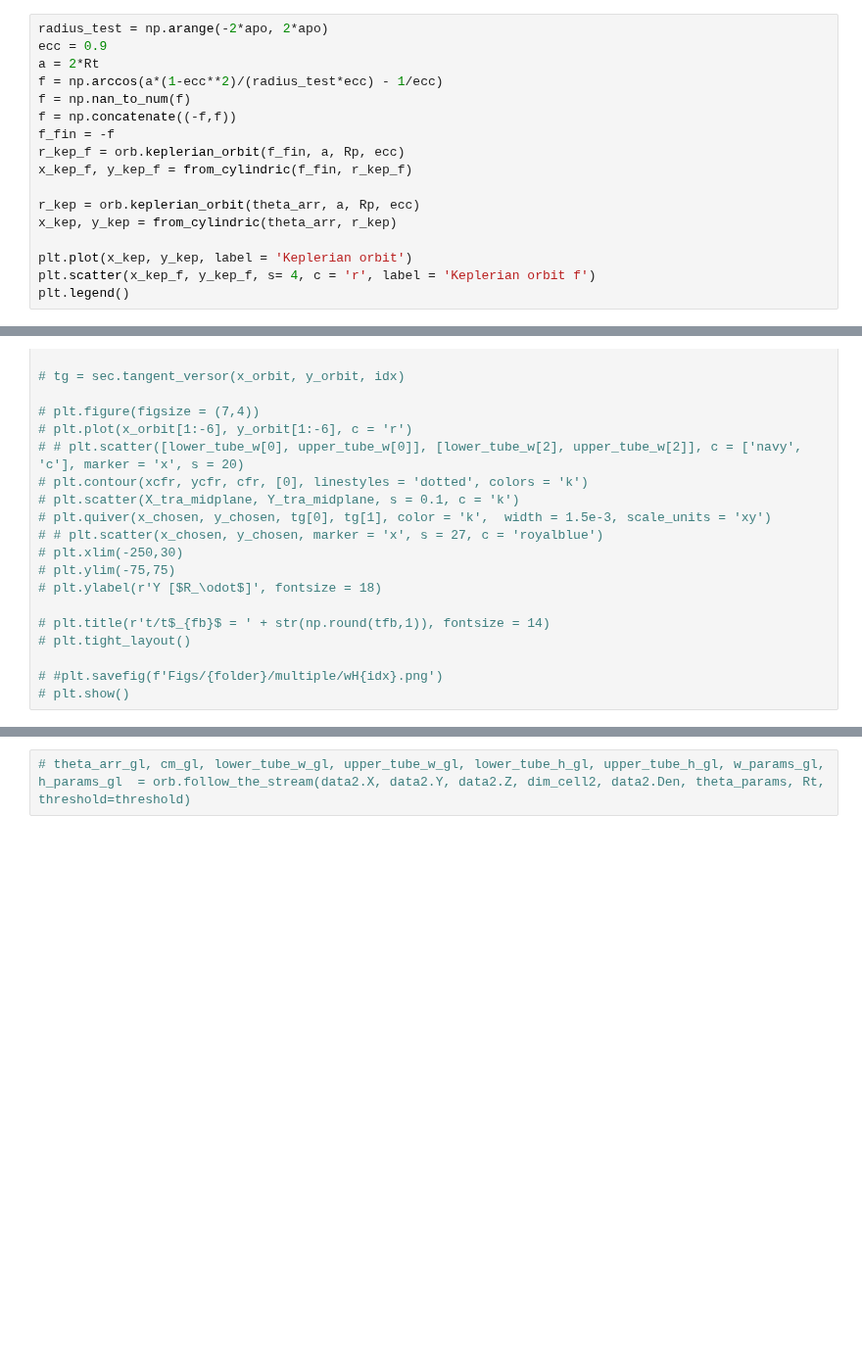
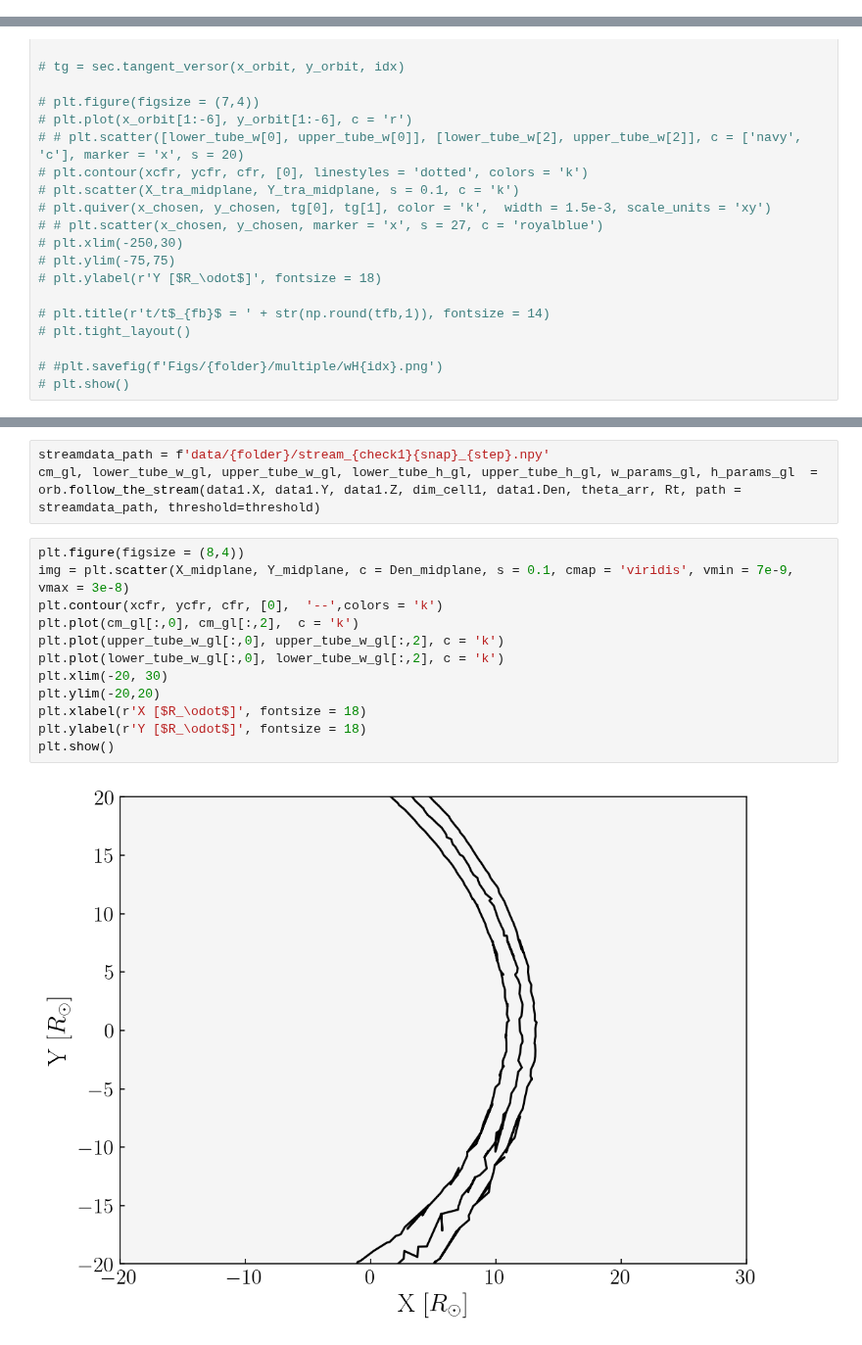
Before and after one commit to rich-tde/tde_wind, a Jupyter notebook: plot_convergence.ipynb, the cells around one changed output, grey strips where cells are left out. Shown at 98% size. Saved outputs shown, nothing was run; the diff lists cells and outputs as text; blank space fills up the shorter version.

```diff
--- a/plot_convergence.ipynb
+++ b/plot_convergence.ipynb
@@ -115,20 +113,3 @@ X_midplane1, Y_midplane1, Z_midplane1, dim_midplane1, Mass_midplane1, Den_midpla
 midplane2 = np.abs(data2.Z) < dim_cell2
 X_midplane2, Y_midplane2, Z_midplane2, dim_midplane2, Mass_midplane2, Den_midplane2 = \
     sec.make_slices([data2.X, data2.Y, data2.Z, dim_cell2, data2.Mass, data2.Den], midplane2)
-# %%
-radius_test = np.arange(-2*apo, 2*apo)
-ecc = 0.9
-a = 2*Rt
-f = np.arccos(a*(1-ecc**2)/(radius_test*ecc) - 1/ecc)
-f = np.nan_to_num(f)
-f = np.concatenate((-f,f))
-f_fin = -f
-r_kep_f = orb.keplerian_orbit(f_fin, a, Rp, ecc)
-x_kep_f, y_kep_f = from_cylindric(f_fin, r_kep_f)
-
-r_kep = orb.keplerian_orbit(theta_arr, a, Rp, ecc)
-x_kep, y_kep = from_cylindric(theta_arr, r_kep)
-
-plt.plot(x_kep, y_kep, label = 'Keplerian orbit')
-plt.scatter(x_kep_f, y_kep_f, s= 4, c = 'r', label = 'Keplerian orbit f')
-plt.legend()
@@ -320,2 +294,17 @@ plt.savefig(f'Figs/{folder}/multiple/wH{idx}.png')
 # %%
-# theta_arr_gl, cm_gl, lower_tube_w_gl, upper_tube_w_gl, lower_tube_h_gl, upper_tube_h_gl, w_params_gl, h_params_gl  = orb.follow_the_stream(data2.X, data2.Y, data2.Z, dim_cell2, data2.Den, theta_params, Rt, threshold=threshold)
+streamdata_path = f'data/{folder}/stream_{check1}{snap}_{step}.npy'
+cm_gl, lower_tube_w_gl, upper_tube_w_gl, lower_tube_h_gl, upper_tube_h_gl, w_params_gl, h_params_gl  = orb.follow_the_stream(data1.X, data1.Y, data1.Z, dim_cell1, data1.Den, theta_arr, Rt, path = streamdata_path, threshold=threshold)
+# %%
+plt.figure(figsize = (8,4))
+img = plt.scatter(X_midplane, Y_midplane, c = Den_midplane, s = 0.1, cmap = 'viridis', vmin = 7e-9, vmax = 3e-8)
+plt.contour(xcfr, ycfr, cfr, [0],  '--',colors = 'k')
+plt.plot(cm_gl[:,0], cm_gl[:,2],  c = 'k')
+plt.plot(upper_tube_w_gl[:,0], upper_tube_w_gl[:,2], c = 'k')
+plt.plot(lower_tube_w_gl[:,0], lower_tube_w_gl[:,2], c = 'k')
+plt.xlim(-20, 30)
+plt.ylim(-20,20)
+plt.xlabel(r'X [$R_\odot$]', fontsize = 18)
+plt.ylabel(r'Y [$R_\odot$]', fontsize = 18)
+plt.show()
+# %% [output]
+[figure, added]
```
Also changed, not shown: parts of 5 cells of this notebook, 4 other files.
